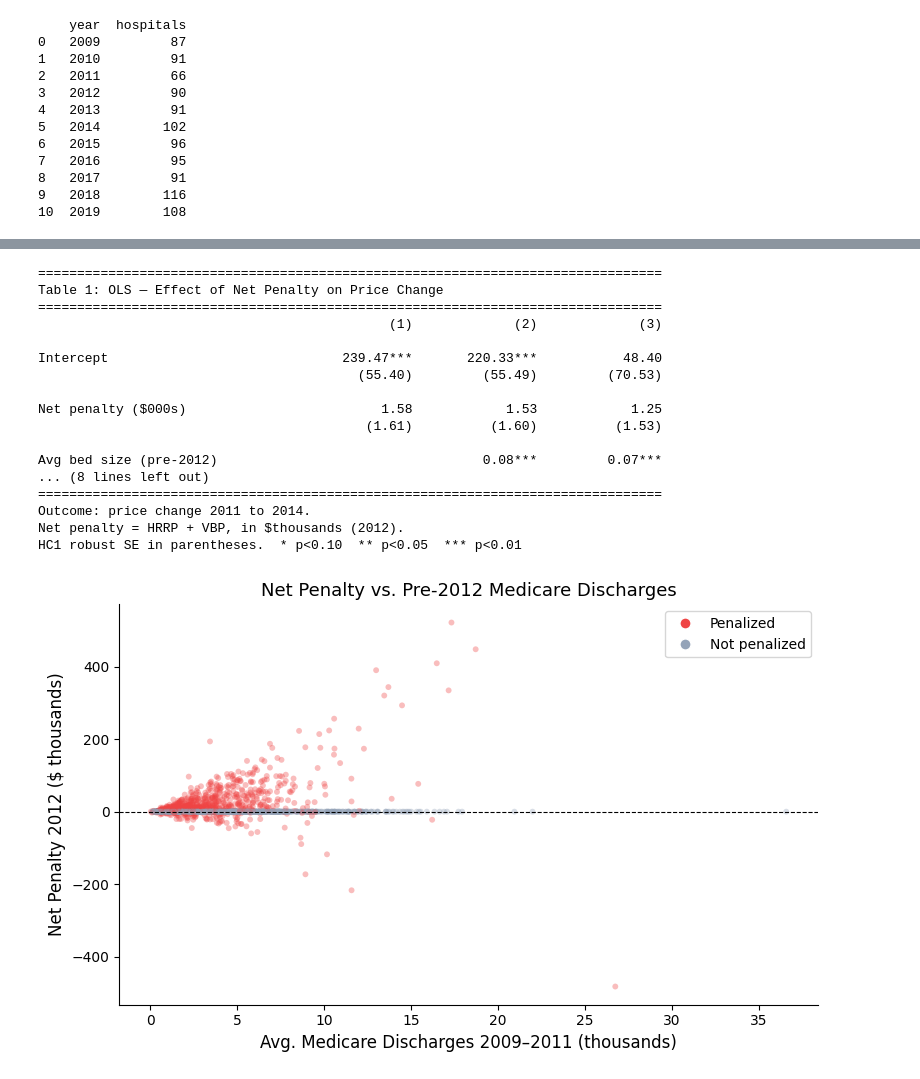
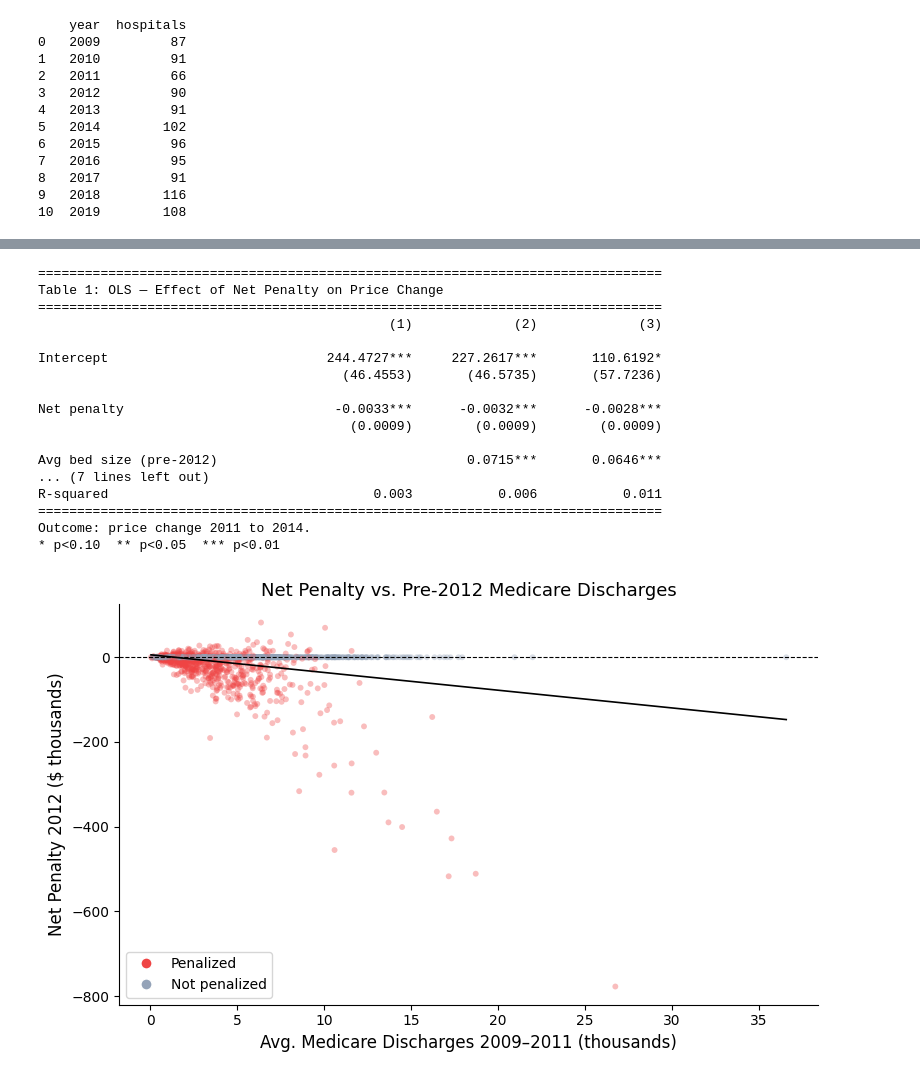
Before and after one commit to SebastianKou/HW4, a Jupyter notebook: HW4-answers.ipynb, the cells around one changed output, grey strips where cells are left out. Saved outputs shown, nothing was run; the diff lists cells and outputs as text; code cells hidden in the pictures.

```diff
--- a/HW4-answers.ipynb
+++ b/HW4-answers.ipynb
@@ -289,11 +212,10 @@ data = data[data['price'] > 0]
 def remove_outliers(g):
     lo, hi = g['price'].quantile([0.01, 0.99])
     return g[(g['price'] >= lo) & (g['price'] <= hi)]
-data = data.groupby('year', group_keys=False).apply(remove_outliers)
+
 
 # 2012 Penalty
-data['net_penalty'] = data['hrrp_payment'].fillna(0) + data['hvbp_payment'].fillna(0)
-
+data['net_penalty'] = data['hvbp_payment'].fillna(0) - data['hrrp_payment'].fillna(0).abs()
 
 price_2011 = (data[data['year'] == 2011]
               .groupby('provider_number')['price']
@@ -334,15 +256,23 @@ df_iv = (price_2011
          .dropna(subset=['price_2011', 'price_2014', 'net_penalty_2012',
                          'avg_mcare_pre']))
 
+
+
+
 # Price change
 df_iv['delta_price'] = df_iv['price_2014'] - df_iv['price_2011']
 
 #  penalty indicator
 df_iv['penalized'] = (df_iv['net_penalty_2012'] != 0).astype(int)
+
+lo, hi = df_iv['delta_price'].quantile([0.01, 0.99])
+df_iv = df_iv[(df_iv['delta_price'] >= lo) & (df_iv['delta_price'] <= hi)]
 # %%
+#Question 6
+
 # Scale penalty to $thousands for readable coefficients
-df_iv['net_penalty_k'] = df_iv['net_penalty_2012'] / 1_000
-df_iv['avg_mcaid_k']   = df_iv['avg_mcaid_pre']    / 1_000
+df_iv['net_penalty_k'] = df_iv['net_penalty_2012']
+df_iv['avg_mcaid_k']   = df_iv['avg_mcaid_pre']
 
 # ── Three specifications ──────────────────────────────────────────────────────
 ols1 = smf.ols('delta_price ~ net_penalty_k',
@@ -358,7 +288,7 @@ ols3 = smf.ols('delta_price ~ net_penalty_k + avg_beds_pre + avg_mcaid_k',
 def fmt(res, var):
     c, se, p = res.params[var], res.bse[var], res.pvalues[var]
     stars = '***' if p<0.01 else ('**' if p<0.05 else ('*' if p<0.1 else ''))
-    return f"{c:.2f}{stars}", f"({se:.2f})"
+    return f"{c:.4f}{stars}", f"({se:.4f})"
 
 # ── Print table ───────────────────────────────────────────────────────────────
 models   = [ols1, ols2, ols3]
@@ -383,7 +313,7 @@ print()
 # Net penalty
 c_row  = [fmt(m, 'net_penalty_k')[0] for m in models]
 se_row = [fmt(m, 'net_penalty_k')[1] for m in models]
-print(row("Net penalty ($000s)", c_row))
+print(row("Net penalty ", c_row))
 print(row("", se_row))
 print()
 
@@ -406,55 +336,59 @@ print(row("N",         [str(int(m.nobs))       for m in models]))
 print(row("R-squared", [f"{m.rsquared:.3f}"    for m in models]))
 print("="*(COL + 3*CW))
 print("Outcome: price change 2011 to 2014.")
-print("Net penalty = HRRP + VBP, in $thousands (2012).")
-print("HC1 robust SE in parentheses.  * p<0.10  ** p<0.05  *** p<0.01")
+print("* p<0.10  ** p<0.05  *** p<0.01")
 # %% [output]
 ================================================================================
 Table 1: OLS — Effect of Net Penalty on Price Change
 ================================================================================
                                              (1)             (2)             (3)
 
-Intercept                              239.47***       220.33***           48.40
-                                         (55.40)         (55.49)         (70.53)
+Intercept                            244.4727***     227.2617***       110.6192*
+                                       (46.4553)       (46.5735)       (57.7236)
 
-Net penalty ($000s)                         1.58            1.53            1.25
-                                          (1.61)          (1.60)          (1.53)
+Net penalty                           -0.0033***      -0.0032***      -0.0028***
+                                        (0.0009)        (0.0009)        (0.0009)
 
-Avg bed size (pre-2012)                                  0.08***         0.07***
-... (8 lines left out)
+Avg bed size (pre-2012)                                0.0715***       0.0646***
+... (7 lines left out)
+R-squared                                  0.003           0.006           0.011
 ================================================================================
 Outcome: price change 2011 to 2014.
-Net penalty = HRRP + VBP, in $thousands (2012).
-HC1 robust SE in parentheses.  * p<0.10  ** p<0.05  *** p<0.01
+* p<0.10  ** p<0.05  *** p<0.01
 # %%
 #Question 7
 fig, ax = plt.subplots(figsize=(8, 5))
 
 colors = df_iv['penalized'].map({1: '#ef4444', 0: '#94a3b8'})
 ax.scatter(df_iv['avg_mcare_pre'] / 1_000, df_iv['net_penalty_2012'] / 1_000,
            c=colors, alpha=0.35, s=18, linewidths=0)
+
+x = df_iv['avg_mcare_pre'] / 1_000
+y = df_iv['net_penalty_2012'] / 1_000
+m, b = np.polyfit(x.fillna(0), y.fillna(0), 1)
+ax.plot(sorted(x), [m * xi + b for xi in sorted(x)], color='black', linewidth=1.2, label='Best fit')
 
 # Legend proxies
 from matplotlib.lines import Line2D
 legend_els = [
     Line2D([0],[0], marker='o', color='w', markerfacecolor='#ef4444',
            markersize=8, label='Penalized'),
     Line2D([0],[0], marker='o', color='w', markerfacecolor='#94a3b8',
            markersize=8, label='Not penalized'),
 ]
 ax.legend(handles=legend_els, fontsize=10)
 
 ax.axhline(0, color='black', linewidth=0.8, linestyle='--')
 ax.set_xlabel('Avg. Medicare Discharges 2009–2011 (thousands)', fontsize=12)
 ax.set_ylabel('Net Penalty 2012 ($ thousands)', fontsize=12)
 ax.set_title('Net Penalty vs. Pre-2012 Medicare Discharges', fontsize=13)
 ax.spines['top'].set_visible(False)
 ax.spines['right'].set_visible(False)
 plt.tight_layout()
 plt.savefig('q2_scatter_penalty_mcare.png', dpi=150, bbox_inches='tight')
 plt.show()
 # %% [output]
-[figure, old version]
+[figure, new version]
 # %%
 #Question 8
 def fmt(res, var):
```
Also changed, not shown: parts of 7 cells of this notebook.
